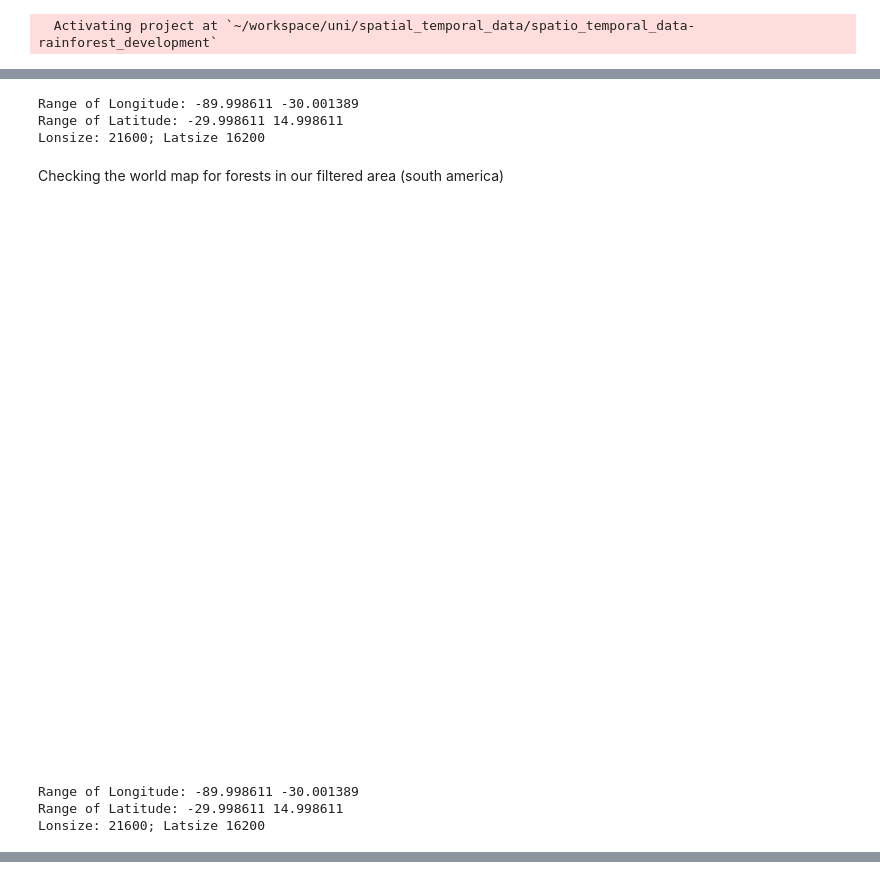
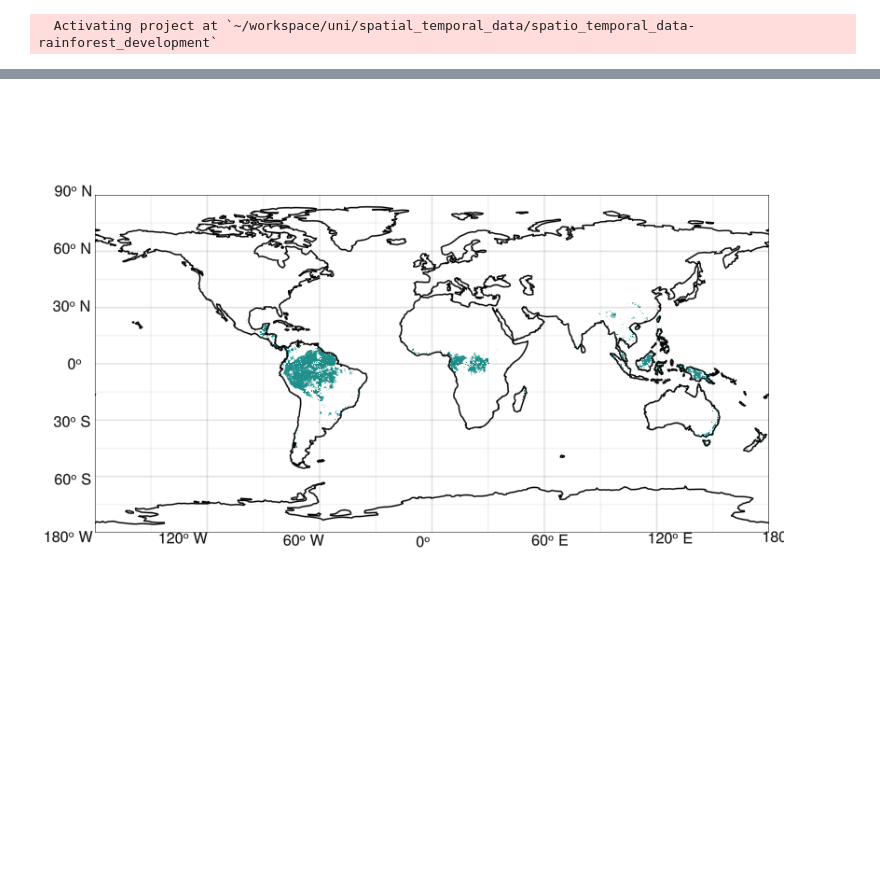
Before and after one commit to Eisenbahnplatte/spatio_temporal_data-rainforest_development, a Jupyter notebook: rainforest_testing.ipynb, the cells around one changed output, grey strips where cells are left out. Cells and saved outputs as stored; diff of their text form; code cells hidden in the pictures; blank space fills up the shorter version.

Commit message:
Adds functions for figure creation
Also adds examples for usage

```diff
--- a/rainforest_testing.ipynb
+++ b/rainforest_testing.ipynb
@@ -93,65 +31,10 @@ transposed_bitmask = bitmask'
-# %%
-using Formatting
-# Creating values for the base of visualisation
-
-lon = YAXArrays.getAxis("lon", filtered_dc).values |> extrema
-lat = YAXArrays.getAxis("lat", filtered_dc).values |> extrema
-lonrange = range(lon[1], lon[end], size(bitmask, 1))
-
-# we need to flip the latitude because of an error in the datacube!!!!!
-latrange = range(lat[1], lat[end], size(bitmask, 2))[end:-1:1]
-
-printfmtln("Range of Longitude: {:f} {:f}", lon[1], lon[2])
-
-printfmtln("Range of Latitude: {:f} {:f}", lat[1], lat[2])
-
-printfmtln("Lonsize: {:d}; Latsize {:d}", length(lonrange), length(latrange))
-# %% [output]
-Range of Longitude: -89.998611 -30.001389
-Range of Latitude: -29.998611 14.998611
-Lonsize: 21600; Latsize 16200
-# %% [markdown]
-Checking the world map for forests in our filtered area (south america)
-# %%
-using GeoMakie, GLMakie, Formatting
-
-fig = Figure()
-dest = "+proj=lonlat"
-ga = GeoMakie.GeoAxis(
-    fig[1, 1]; # any cell of the figure's layout
-    dest = dest,
-    source = dest,
-    coastlines = true # plot coastlines from Natural Earth, as a reference.
-)
-
-surface!(ga, lonrange, latrange, bitmask; shading = false, colormap = (:plasma, 0.45))
-
-fig
-# %% [output]
-[figure, removed]
-# %%
-using GeoMakie, GLMakie, Formatting
-
-
-
-
-
-
-fig = Figure()
-dest = "+proj=lonlat"
-ga = GeoMakie.GeoAxis(
-    fig[1, 1]; # any cell of the figure's layout
-    dest = "+proj=ortho +lon_0=-60 +lat_0=-15",
-    # source = dest,
-    lonlims = automatic,
-    latlims = automatic,
-    coastlines = true # plot coastlines from Natural Earth, as a reference.
-)
-
-surface!(ga, lonrange, latrange, bitmask; shading = false, colormap = (:plasma, 0.45))
-
-fig
-# %% [output]
-Range of Longitude: -89.998611 -30.001389
-Range of Latitude: -29.998611 14.998611
-Lonsize: 21600; Latsize 16200
+# %%
+using .RainforestLib
+
+# set a set of accepted values
+accepted_values = Set(["tree_broadleaved_evergreen_closed_to_open"])
+
+# WARNING: do not try this with the huge datacube, it wont work. The in function needs to be ported to datacubes, the native one is not working
+# to create the world map, simply set local_map=false
+global_figure = RainforestLib.build_figure_by_lcc_classes(lc, Set(["tree_broadleaved_evergreen_closed_to_open"]), false)
+# %% [output]
@@ -157,0 +43 @@ Lonsize: 21600; Latsize 16200
+[figure, added]
```
Also changed, not shown: parts of 8 cells of this notebook, 1 other file.
